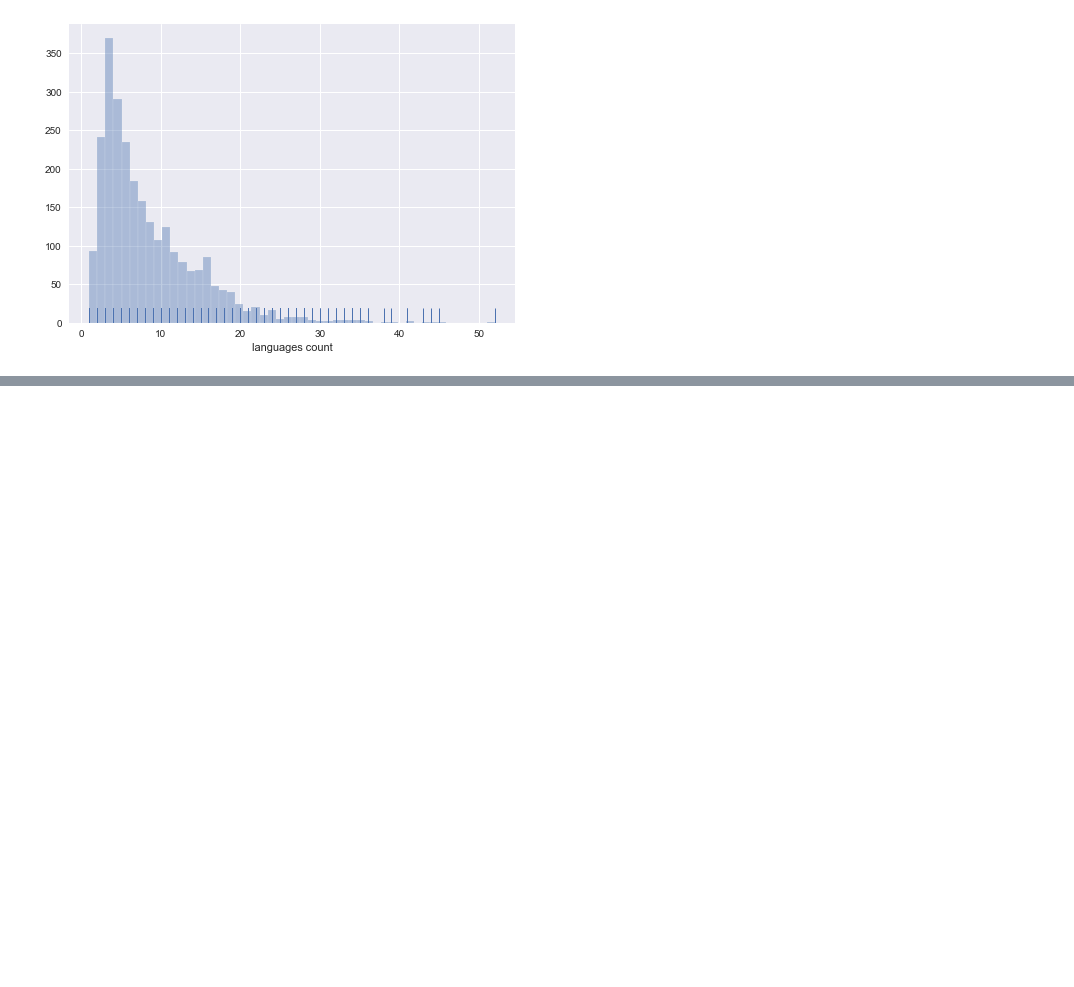
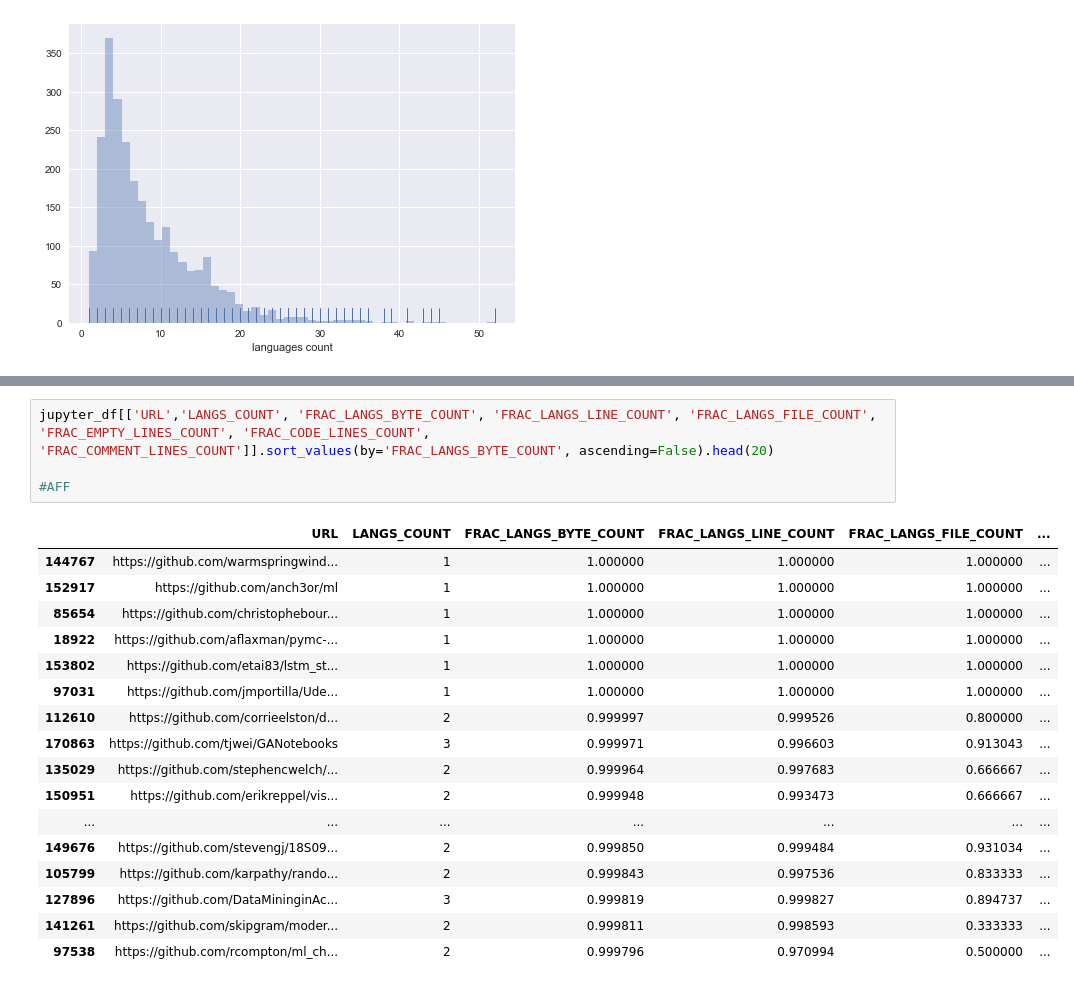
Before and after one commit to gomesfernanda/PGA_study, a Jupyter notebook: PGA_study.ipynb, the cells around one changed output, grey strips where cells are left out. Cells and saved outputs as stored; diff of their text form; blank space fills up the shorter version.

```diff
--- a/PGA_study.ipynb
+++ b/PGA_study.ipynb
@@ -108,0 +182,22 @@ jupyter_df = jupyter_df.assign(JUPYTER_POSITION = jupyter_pos)
+# %%
+jupyter_df[['URL','LANGS_COUNT', 'FRAC_LANGS_BYTE_COUNT', 'FRAC_LANGS_LINE_COUNT', 'FRAC_LANGS_FILE_COUNT', 'FRAC_EMPTY_LINES_COUNT', 'FRAC_CODE_LINES_COUNT', 'FRAC_COMMENT_LINES_COUNT']].sort_values(by='FRAC_LANGS_BYTE_COUNT', ascending=False).head(20)
+
+#AFF
+# %% [output]
+|  | URL | LANGS_COUNT | FRAC_LANGS_BYTE_COUNT | FRAC_LANGS_LINE_COUNT | FRAC_LANGS_FILE_COUNT | ... |
+| 144767 | https://github.com/warmspringwind... | 1 | 1.000000 | 1.000000 | 1.000000 | ... |
+| 152917 | https://github.com/anch3or/ml | 1 | 1.000000 | 1.000000 | 1.000000 | ... |
+| 85654 | https://github.com/christophebour... | 1 | 1.000000 | 1.000000 | 1.000000 | ... |
+| 18922 | https://github.com/aflaxman/pymc-... | 1 | 1.000000 | 1.000000 | 1.000000 | ... |
+| 153802 | https://github.com/etai83/lstm_st... | 1 | 1.000000 | 1.000000 | 1.000000 | ... |
+| 97031 | https://github.com/jmportilla/Ude... | 1 | 1.000000 | 1.000000 | 1.000000 | ... |
+| 112610 | https://github.com/corrieelston/d... | 2 | 0.999997 | 0.999526 | 0.800000 | ... |
+| 170863 | https://github.com/tjwei/GANotebooks | 3 | 0.999971 | 0.996603 | 0.913043 | ... |
+| 135029 | https://github.com/stephencwelch/... | 2 | 0.999964 | 0.997683 | 0.666667 | ... |
+| 150951 | https://github.com/erikreppel/vis... | 2 | 0.999948 | 0.993473 | 0.666667 | ... |
+| ... | ... | ... | ... | ... | ... | ... |
+| 149676 | https://github.com/stevengj/18S09... | 2 | 0.999850 | 0.999484 | 0.931034 | ... |
+| 105799 | https://github.com/karpathy/rando... | 2 | 0.999843 | 0.997536 | 0.833333 | ... |
+| 127896 | https://github.com/DataMininginAc... | 3 | 0.999819 | 0.999827 | 0.894737 | ... |
+| 141261 | https://github.com/skipgram/moder... | 2 | 0.999811 | 0.998593 | 0.333333 | ... |
+| 97538 | https://github.com/rcompton/ml_ch... | 2 | 0.999796 | 0.970994 | 0.500000 | ... |
```
Also changed, not shown: parts of 8 cells of this notebook.
